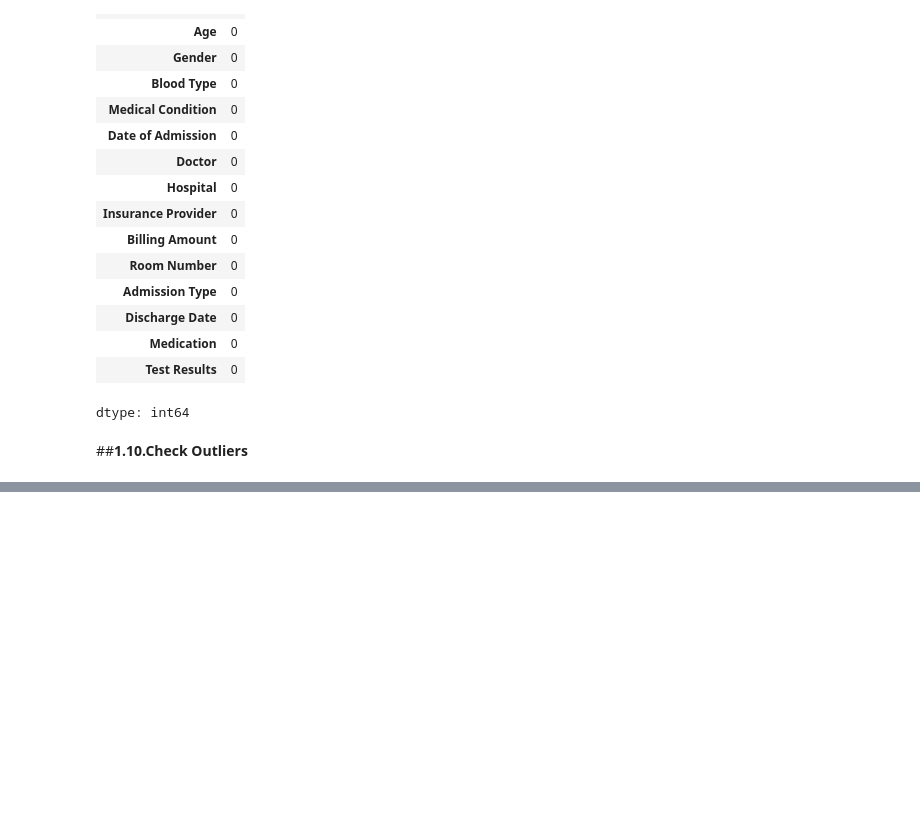
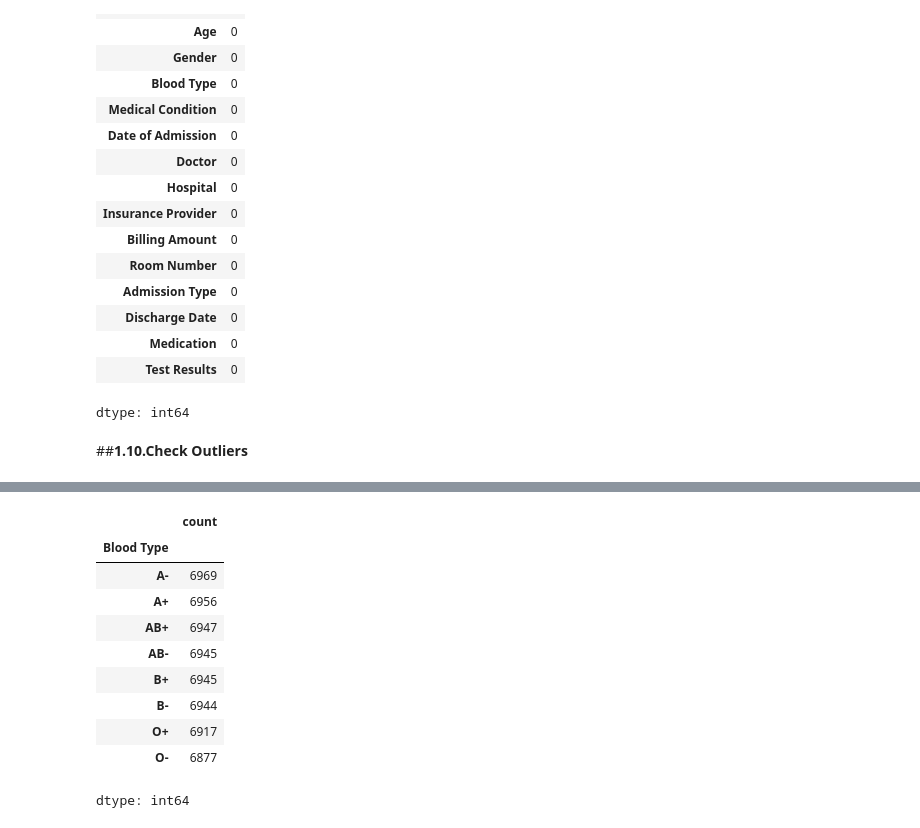
Before and after one commit to Sagarjain93/Healthcare, a Jupyter notebook: Healthcare.ipynb, the cells around one changed output, grey strips where cells are left out. Cells and saved outputs as stored; diff of their text form; code cells hidden in the pictures; blank space fills up the shorter version.

```diff
--- a/Healthcare.ipynb
+++ b/Healthcare.ipynb
@@ -363,0 +421,14 @@ for col in numerical_cols:
+# %%
+df[''].value_counts()
+# %% [output]
+|  | count |
+| Blood Type |  |
+| A- | 6969 |
+| A+ | 6956 |
+| AB+ | 6947 |
+| AB- | 6945 |
+| B+ | 6945 |
+| B- | 6944 |
+| O+ | 6917 |
+| O- | 6877 |
+dtype: int64
```
Also changed, not shown: parts of 4 cells of this notebook.
